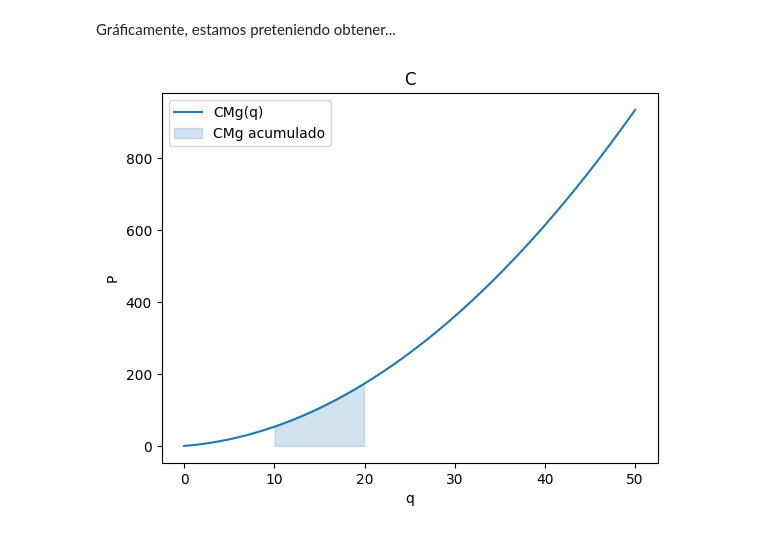
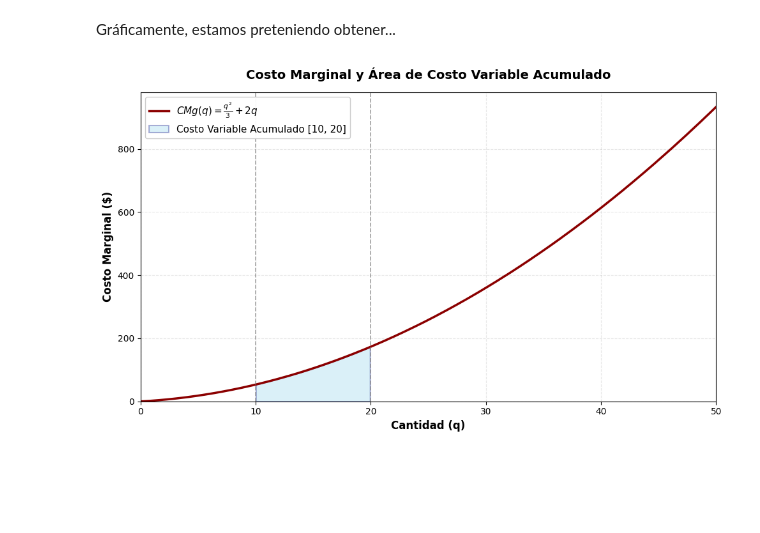
Before and after one commit to alexballera/laboratorio-tgad-fce, a Jupyter notebook: sesiones/2do_parcial/sesion15-Integrales_Definidas/15_Integrales_Definidas.ipynb, the cells around one changed output. Saved outputs shown, nothing was run; the diff lists cells and outputs as text; code cells hidden in the pictures; blank space fills up the shorter version.

```diff
--- a/sesiones/2do_parcial/sesion15-Integrales_Definidas/15_Integrales_Definidas.ipynb
+++ b/sesiones/2do_parcial/sesion15-Integrales_Definidas/15_Integrales_Definidas.ipynb
@@ -866,27 +922,45 @@ sp.integrate(CMg, (q, 10, 20))
 $\displaystyle \frac{9700}{9}$
 # %% [markdown]
 Gráficamente, estamos preteniendo obtener...
-# %%
-# @title
-q_grid = np.linspace(0, 50, 500)
-CMg_num = sp.lambdify(q, CMg)(q_grid)
-
-plt.figure()
-plt.plot(q_grid, CMg_num, label='CMg(q)')
-
-plt.fill_between(
-    q_grid,
-    CMg_num,
-    where=((q_grid >= 10) & (q_grid <= 20)),
-    alpha=0.2,
-    label='CMg acumulado',
-    color="tab:blue"
-)
-
-plt.title('C')
-plt.xlabel('q')
-plt.ylabel('P')
-plt.legend()
-plt.show()
-# %% [output]
-[figure, removed]
+# %%
+# @title
+q_grid = np.linspace(0, 50, 500)
+CMg_num = sp.lambdify(q, CMg)(q_grid)
+
+plt.figure(figsize=(10, 6))
+plt.plot(q_grid, CMg_num, label='$CMg(q) = \\frac{q^2}{3} + 2q$',
+         linewidth=2.5, color='darkred')
+
+plt.fill_between(
+    q_grid,
+    CMg_num,
+    0,
+    where=((q_grid >= 10) & (q_grid <= 20)).tolist(),
+    alpha=0.3,
+    label='Costo Variable Acumulado [10, 20]',
+    color="skyblue",
+    edgecolor='navy',
+    linewidth=1.5
+)
+
+# Líneas verticales para marcar el intervalo
+plt.axvline(x=10, color='gray', linestyle='--', linewidth=1.2, alpha=0.7)
+plt.axvline(x=20, color='gray', linestyle='--', linewidth=1.2, alpha=0.7)
+
+# Líneas de referencia
+plt.axhline(0, color='black', linewidth=0.8)
+plt.axvline(0, color='black', linewidth=0.8)
+
+plt.title('Costo Marginal y Área de Costo Variable Acumulado',
+         fontsize=14, fontweight='bold', pad=15)
+plt.xlabel('Cantidad (q)', fontsize=12, fontweight='bold')
+plt.ylabel('Costo Marginal ($)', fontsize=12, fontweight='bold')
+plt.legend(fontsize=11, loc='upper left', framealpha=0.95)
+plt.grid(True, alpha=0.3, linestyle='--')
+plt.xlim(0, 50)
+plt.ylim(bottom=0)
+
+plt.tight_layout()
+plt.show()
+# %% [output]
+[figure, added]
```
Also changed, not shown: parts of 9 cells of this notebook.
